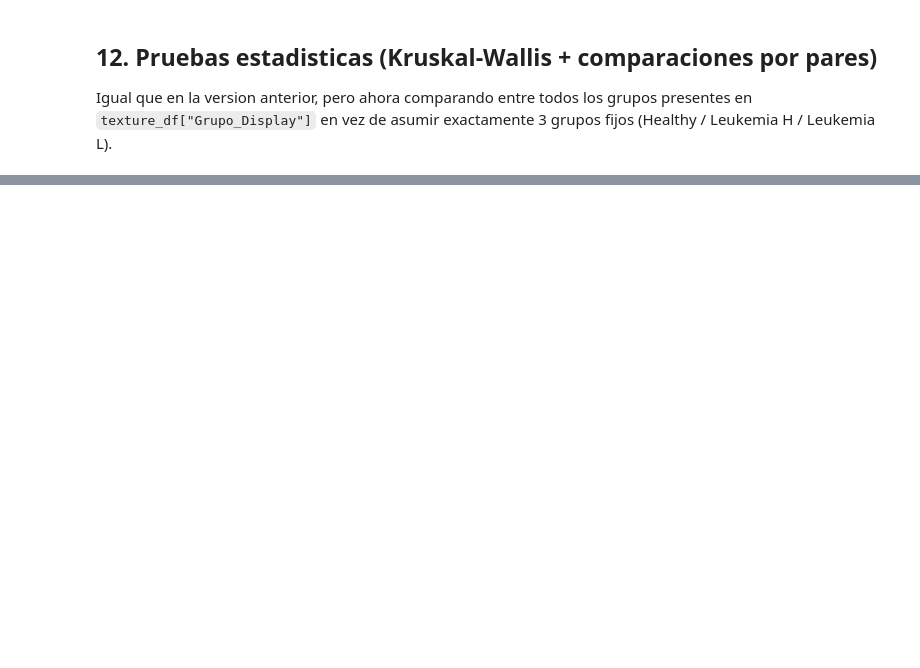
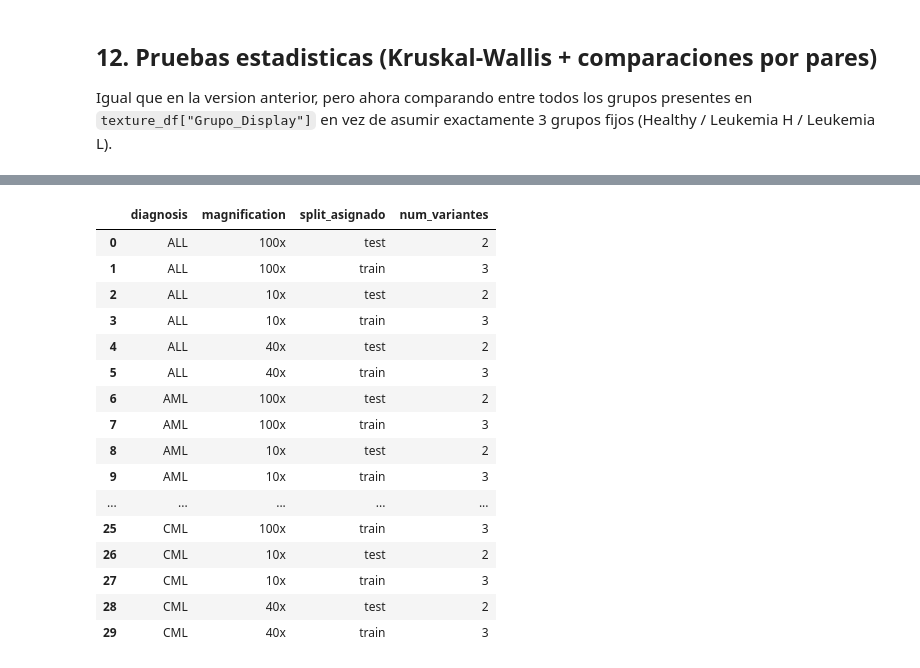
Before and after one commit to Karincrisis/TT, a Jupyter notebook: notebooks/EDA_Leukemia_FastVLM_.ipynb, the cells around one changed output, grey strips where cells are left out. Saved outputs shown, nothing was run; the diff lists cells and outputs as text; code cells hidden in the pictures; blank space fills up the shorter version.

```diff
--- a/notebooks/EDA_Leukemia_FastVLM_.ipynb
+++ b/notebooks/EDA_Leukemia_FastVLM_.ipynb
@@ -889,0 +4924,79 @@ else:
+# %%
+# ============================================================
+# Separar banco generado entre train y test
+# ============================================================
+
+df_banco_leukemia_split = df_banco_leukemia.copy()
+
+# Variantes 1, 2 y 3 -> train
+# Variantes 4 y 5    -> test
+df_banco_leukemia_split["split_asignado"] = (
+    df_banco_leukemia_split["variant"]
+    .apply(
+        lambda x: "train" if x in [1, 2, 3] else "test"
+    )
+)
+
+print("Distribución general:")
+print(
+    df_banco_leukemia_split[
+        "split_asignado"
+    ].value_counts()
+)
+
+print("\nDistribución por diagnóstico, magnificación y split:")
+
+resumen_banco_split = (
+    df_banco_leukemia_split
+    .groupby(
+        [
+            "diagnosis",
+            "magnification",
+            "split_asignado"
+        ]
+    )
+    .size()
+    .reset_index(name="num_variantes")
+)
+
+display(resumen_banco_split)
+
+
+# ============================================================
+# Comprobar que no existe solapamiento textual train/test
+# ============================================================
+
+captions_generadas_train = set(
+    df_banco_leukemia_split.loc[
+        df_banco_leukemia_split["split_asignado"] == "train",
+        "caption"
+    ]
+)
+
+captions_generadas_test = set(
+    df_banco_leukemia_split.loc[
+        df_banco_leukemia_split["split_asignado"] == "test",
+        "caption"
+    ]
+)
+
+solapamiento_generado = (
+    captions_generadas_train
+    & captions_generadas_test
+)
+
+print(
+    "\nCaptions reservadas para train:",
+    len(captions_generadas_train)
+)
+
+print(
+    "Captions reservadas para test:",
+    len(captions_generadas_test)
+)
+
+print(
+    "Captions generadas compartidas train/test:",
+    len(solapamiento_generado)
+)
+# %% [output]
@@ -889,0 +5010,17 @@ else:
+|  | diagnosis | magnification | split_asignado | num_variantes |
+| 0 | ALL | 100x | test | 2 |
+| 1 | ALL | 100x | train | 3 |
+| 2 | ALL | 10x | test | 2 |
+| 3 | ALL | 10x | train | 3 |
+| 4 | ALL | 40x | test | 2 |
+| 5 | ALL | 40x | train | 3 |
+| 6 | AML | 100x | test | 2 |
+| 7 | AML | 100x | train | 3 |
+| 8 | AML | 10x | test | 2 |
+| 9 | AML | 10x | train | 3 |
+| ... | ... | ... | ... | ... |
+| 25 | CML | 100x | train | 3 |
+| 26 | CML | 10x | test | 2 |
+| 27 | CML | 10x | train | 3 |
+| 28 | CML | 40x | test | 2 |
+| 29 | CML | 40x | train | 3 |
```
Also changed, not shown: parts of 137 cells of this notebook, 1 other file.
